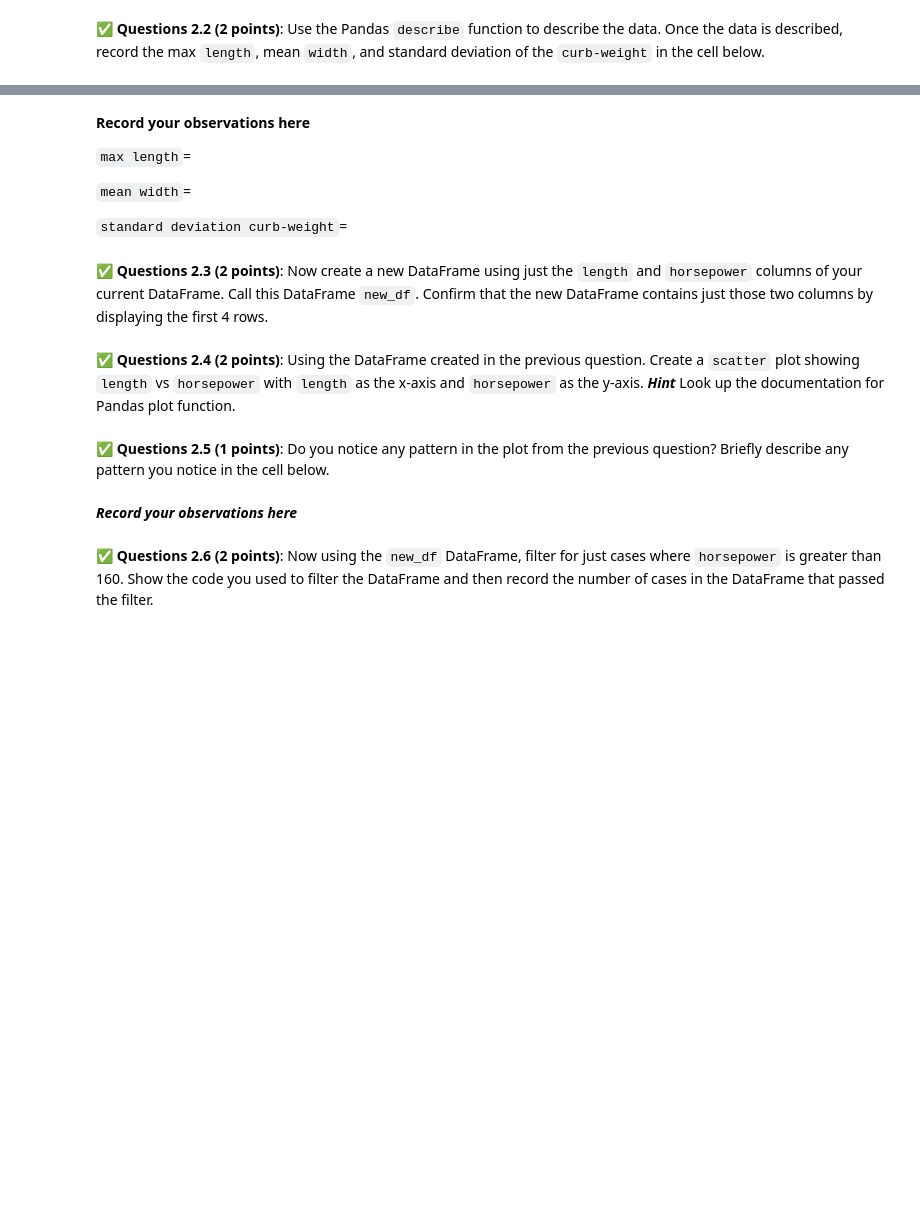
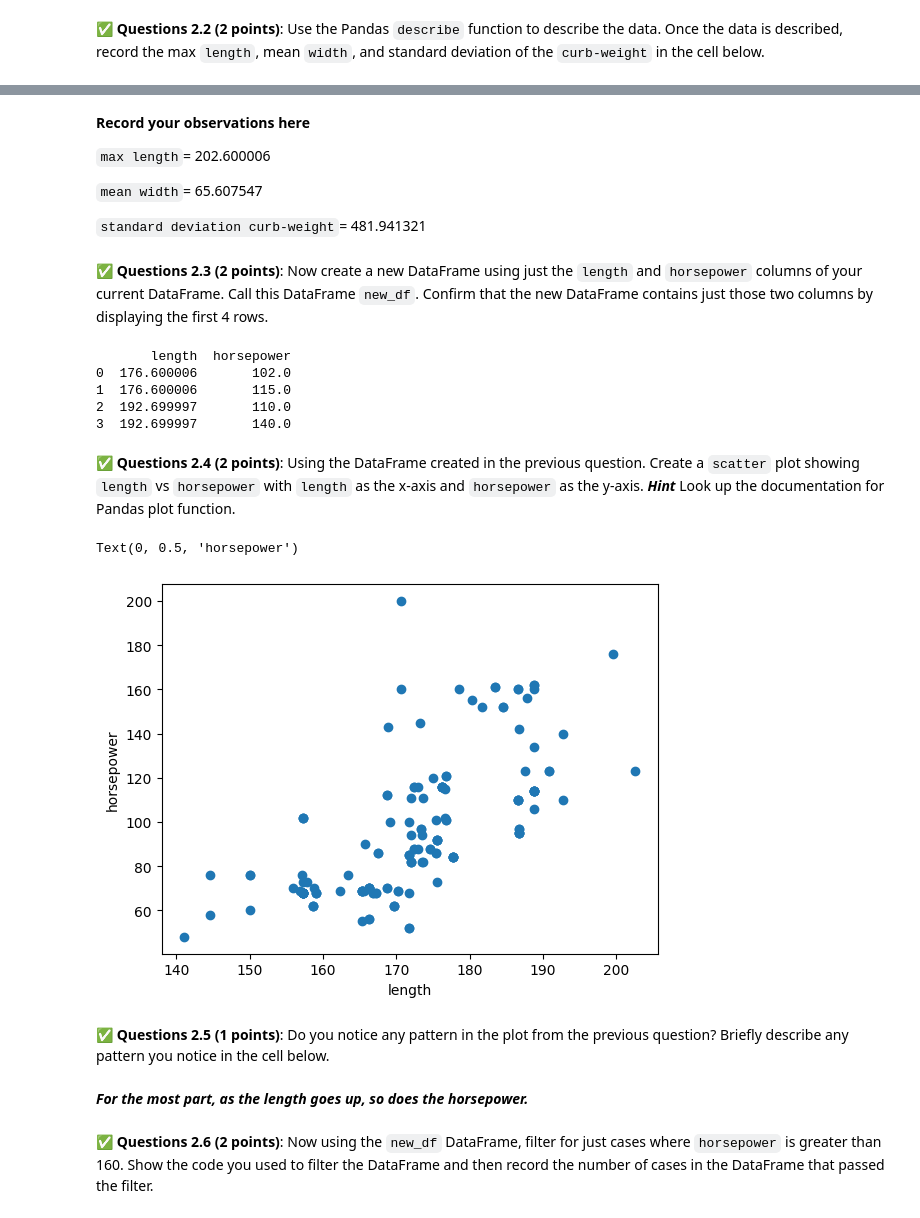
Before and after one commit to cianci13/CMSE202-f24-turnin, a Jupyter notebook: hw-01/HW-01_GitPracticeDebuggingPythonPackagesAndClasses-DeanCianciolo.ipynb, the cells around one changed output, grey strips where cells are left out. Cells and saved outputs as stored; diff of their text form; code cells hidden in the pictures; blank space fills up the shorter version.

```diff
--- a/hw-01/HW-01_GitPracticeDebuggingPythonPackagesAndClasses-DeanCianciolo.ipynb
+++ b/hw-01/HW-01_GitPracticeDebuggingPythonPackagesAndClasses-DeanCianciolo.ipynb
@@ -156,0 +158,4 @@ import pandas as pd
+# %%
+# Put code here
+priceCSV = pd.read_csv("auto_price.csv",sep=',')
+display(priceCSV[0:11])
@@ -161,14 +191,23 @@ import pandas as pd
 # %% [markdown]
 **Record your observations here**
 
-`max length`=
+`max length`= 202.600006
 
-`mean width`=
+`mean width`= 65.607547
 
-`standard deviation curb-weight`=
+`standard deviation curb-weight`= 481.941321
 # %% [markdown]
 &#9989; **Questions 2.3 (2 points)**: Now create a new DataFrame using just the `length` and `horsepower` columns of your current DataFrame. Call this DataFrame `new_df`. Confirm that the new DataFrame contains just those two columns by displaying the first 4 rows.
 # %%
 # Put code here
+new_df = priceCSV[['length', 'horsepower']].copy()
+
+print(new_df[0:4])
+# %% [output]
+       length  horsepower
+0  176.600006       102.0
+1  176.600006       115.0
+2  192.699997       110.0
+3  192.699997       140.0
 # %% [markdown]
 &#9989; **Questions 2.4 (2 points)**: Using the DataFrame created in the previous question. Create a `scatter` plot showing `length` vs `horsepower` with `length` as the x-axis and `horsepower` as the y-axis. ***Hint*** Look up the documentation for Pandas plot function.
@@ -177,7 +214,17 @@ import pandas as pd
+# %%
+# Put code here
+import matplotlib.pyplot as plt
+
+plt.scatter(new_df['length'], new_df['horsepower'])
+plt.xlabel('length')
+plt.ylabel('horsepower')
+# %% [output]
+Text(0, 0.5, 'horsepower')
+[figure, added]
 # %% [markdown]
 &#9989; **Questions 2.5 (1 points)**: Do you notice any pattern in the plot from the previous question? Briefly describe any pattern you notice in the cell below.
-# %% [markdown]
-***Record your observations here***
+# %% [markdown]
+***For the most part, as the length goes up, so does the horsepower.***
 # %% [markdown]
 &#9989; **Questions 2.6 (2 points)**: Now using the `new_df` DataFrame, filter for just cases where `horsepower` is greater than 160. Show the code you used to filter the DataFrame and then record the number of cases in the DataFrame that passed the filter.
 # %%
```
Also changed, not shown: parts of 7 cells of this notebook, 1 other file.
